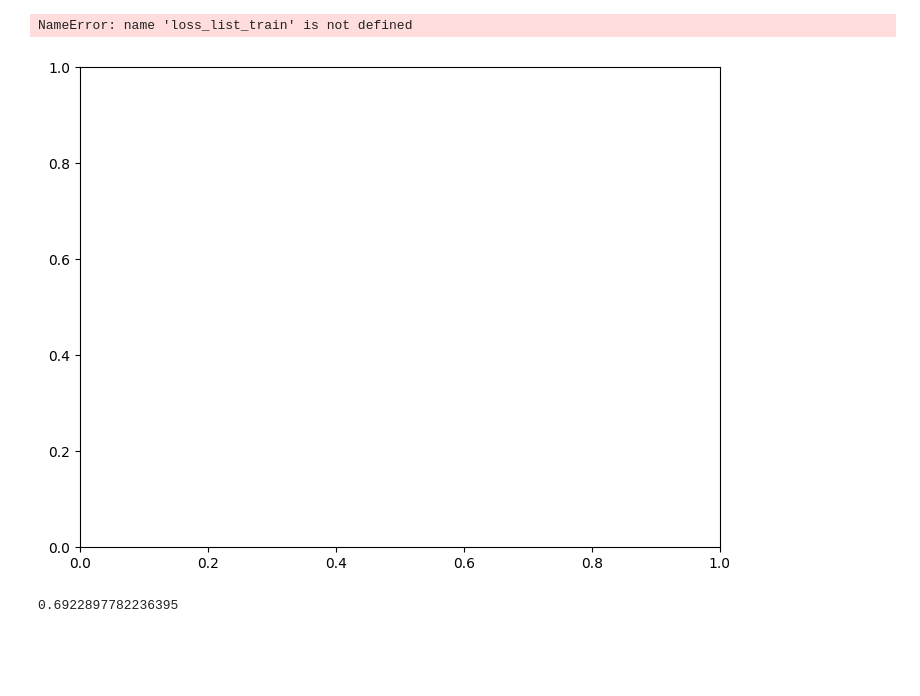
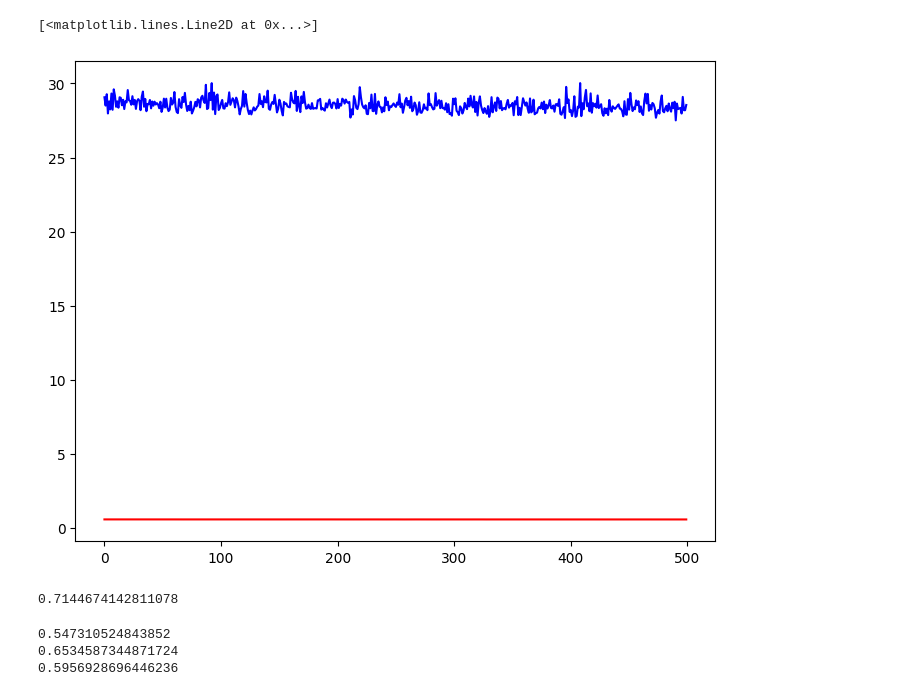
Before and after one commit to Suchit027/Healthcare-Provider-Fraud-Detection-Analysis, a Jupyter notebook: neuralNet9.ipynb, the cells around one changed output. Saved outputs shown, nothing was run; the diff lists cells and outputs as text; code cells hidden in the pictures; blank space fills up the shorter version.

```diff
--- a/neuralNet9.ipynb
+++ b/neuralNet9.ipynb
@@ -71,4 +71,6 @@ train_loader = DataLoader(train_data, batch_size=100, shuffle= True)
 test_loader = DataLoader(test_data, batch_size= 100)
 # %%
 model = Network(0.3, 0.4, 0.5)
-model.to('cuda')
+checkpoint = torch.load('./best_parameters_silu.pt', weights_only = False)
+model.load_state_dict(checkpoint['model_state_dict'])
+model = model.to('cuda')
@@ -94,9 +78,10 @@ Network(
 criterion = nn.BCELoss()
 # learning rate decreased by power of 10
 optimizer = torch.optim.Adam(model.parameters(), lr = 0.0001, weight_decay= 0.00001)
+optimizer.load_state_dict(checkpoint['optimizer_state_dict'])
 # %%
 loss_list_train, loss_list_val = [], []
-for epoch in range(1400):
+for epoch in range(500):
     model.train()
     running_loss_trian, running_loss_val = 0.0, 0.0
     for input, target in train_loader:
@@ -126,12 +123,12 @@ KeyboardInterrupt:
 # %%
 from matplotlib import pyplot as plt
 fig = plt.figure()
 ax = fig.add_axes([0, 0, 1, 1])
 plt.plot(range(len(loss_list_train)), loss_list_train, color= 'red')
-# plt.plot(range(len(loss_list_val)), loss_list_val, color = 'blue')
+plt.plot(range(len(loss_list_val)), loss_list_val, color = 'blue')
 # %% [output]
-NameError: name 'loss_list_train' is not defined
+[<matplotlib.lines.Line2D at 0x...>]
-[figure, old version]
+[figure, new version]
 # %%
 model.eval()
 all_preds, all_labels = [], []
@@ -145,4 +142,15 @@ with torch.no_grad():
 from sklearn.metrics import accuracy_score
 print(accuracy_score(all_preds, all_labels))
 # %% [output]
-0.6922897782236395
+0.7144674142811078
+# %%
+from sklearn.metrics import recall_score
+from sklearn.metrics import precision_score
+from sklearn.metrics import f1_score
+print(recall_score(all_labels, all_preds))
+print(precision_score(all_labels, all_preds))
+print(f1_score(all_labels, all_preds))
+# %% [output]
+0.547310524843852
+0.6534587344871724
+0.5956928696446236
```
Also changed, not shown: parts of 2 cells of this notebook, 1 other file.
